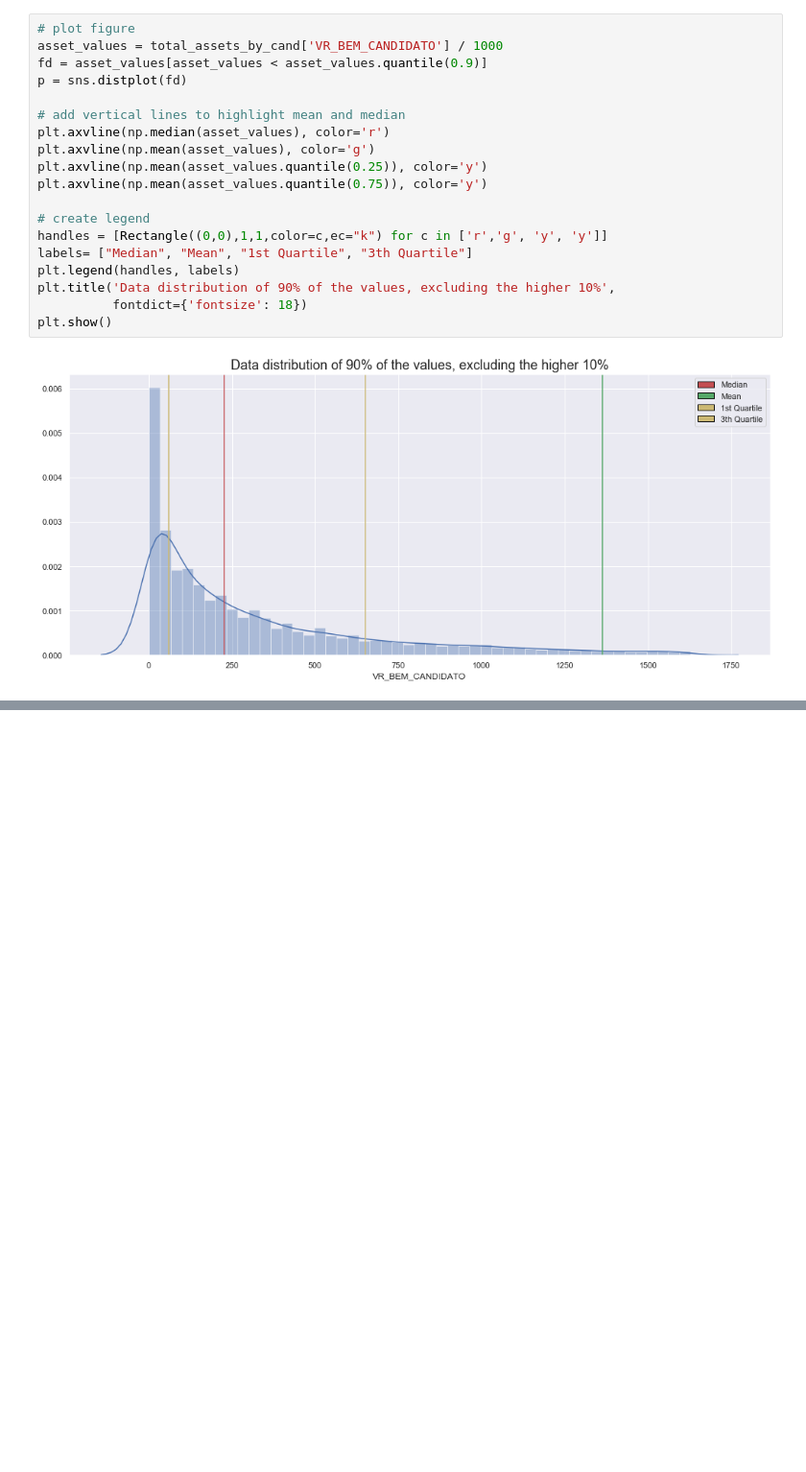
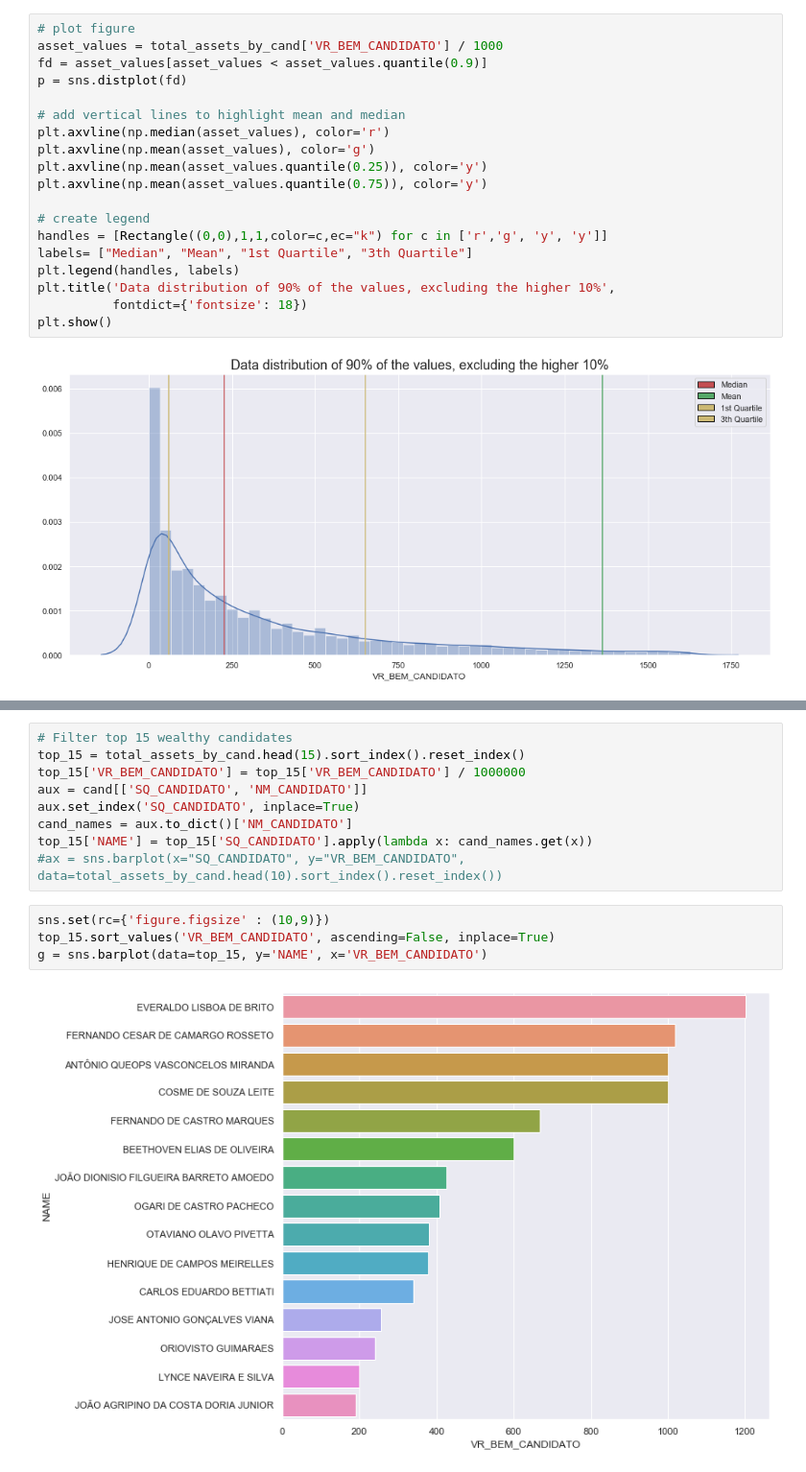
Before and after one commit to gguillaux/brazil_elections_2018, a Jupyter notebook: EDA.ipynb, the cells around one changed output, grey strips where cells are left out. Shown at 96% size. Drawn from its saved outputs; the diff is of its cells as text; blank space fills up the shorter version.

Commit message:
graphs improved

```diff
--- a/EDA.ipynb
+++ b/EDA.ipynb
@@ -131,0 +108,15 @@ Type:      function
+# %%
+# Filter top 15 wealthy candidates
+top_15 = total_assets_by_cand.head(15).sort_index().reset_index()
+top_15['VR_BEM_CANDIDATO'] = top_15['VR_BEM_CANDIDATO'] / 1000000
+aux = cand[['SQ_CANDIDATO', 'NM_CANDIDATO']]
+aux.set_index('SQ_CANDIDATO', inplace=True)
+cand_names = aux.to_dict()['NM_CANDIDATO']
+top_15['NAME'] = top_15['SQ_CANDIDATO'].apply(lambda x: cand_names.get(x))
+#ax = sns.barplot(x="SQ_CANDIDATO", y="VR_BEM_CANDIDATO", data=total_assets_by_cand.head(10).sort_index().reset_index())
+# %%
+sns.set(rc={'figure.figsize' : (10,9)})
+top_15.sort_values('VR_BEM_CANDIDATO', ascending=False, inplace=True)
+g = sns.barplot(data=top_15, y='NAME', x='VR_BEM_CANDIDATO')
+# %% [output]
+[figure, added]
```
Also changed, not shown: parts of 3 cells of this notebook.
